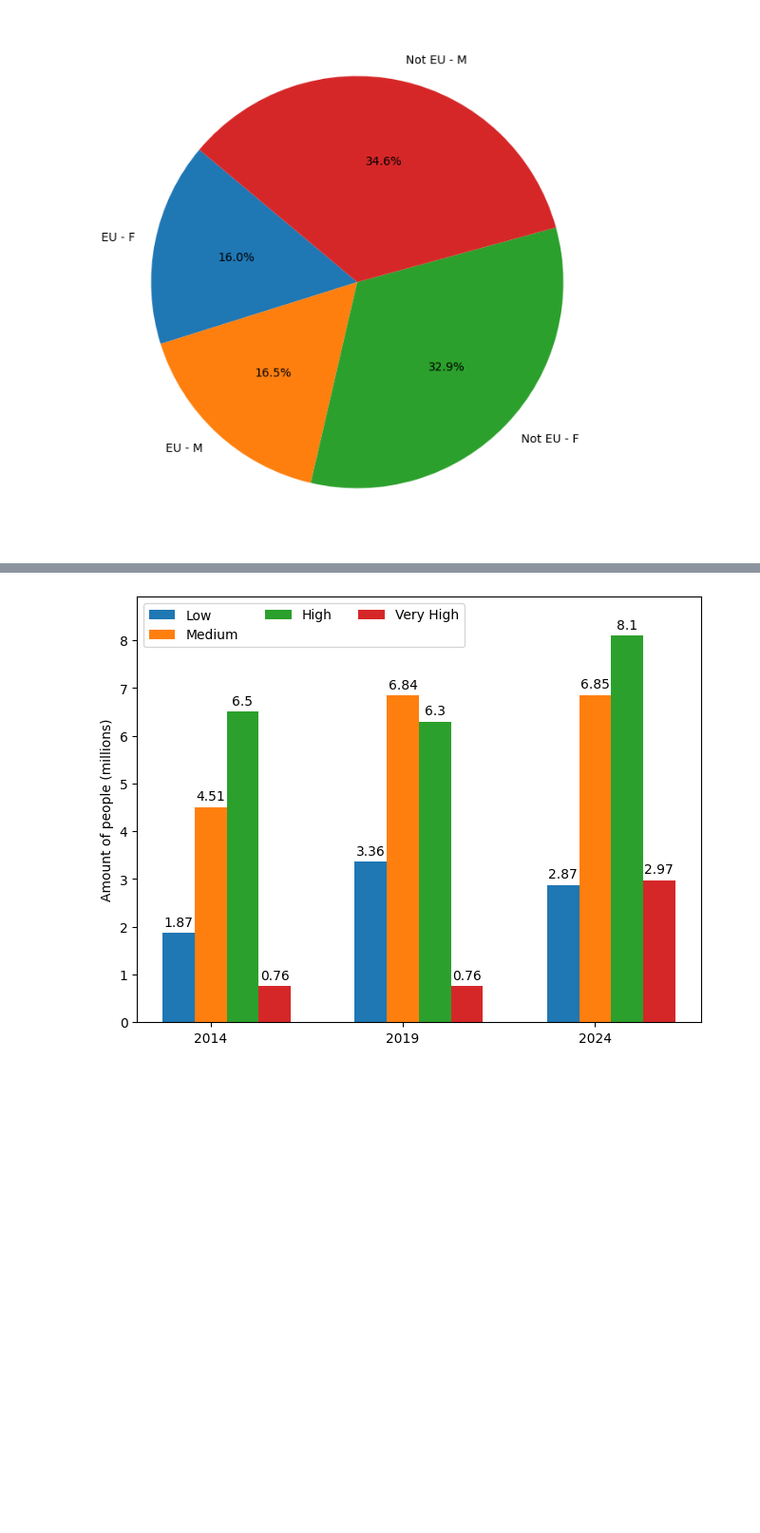
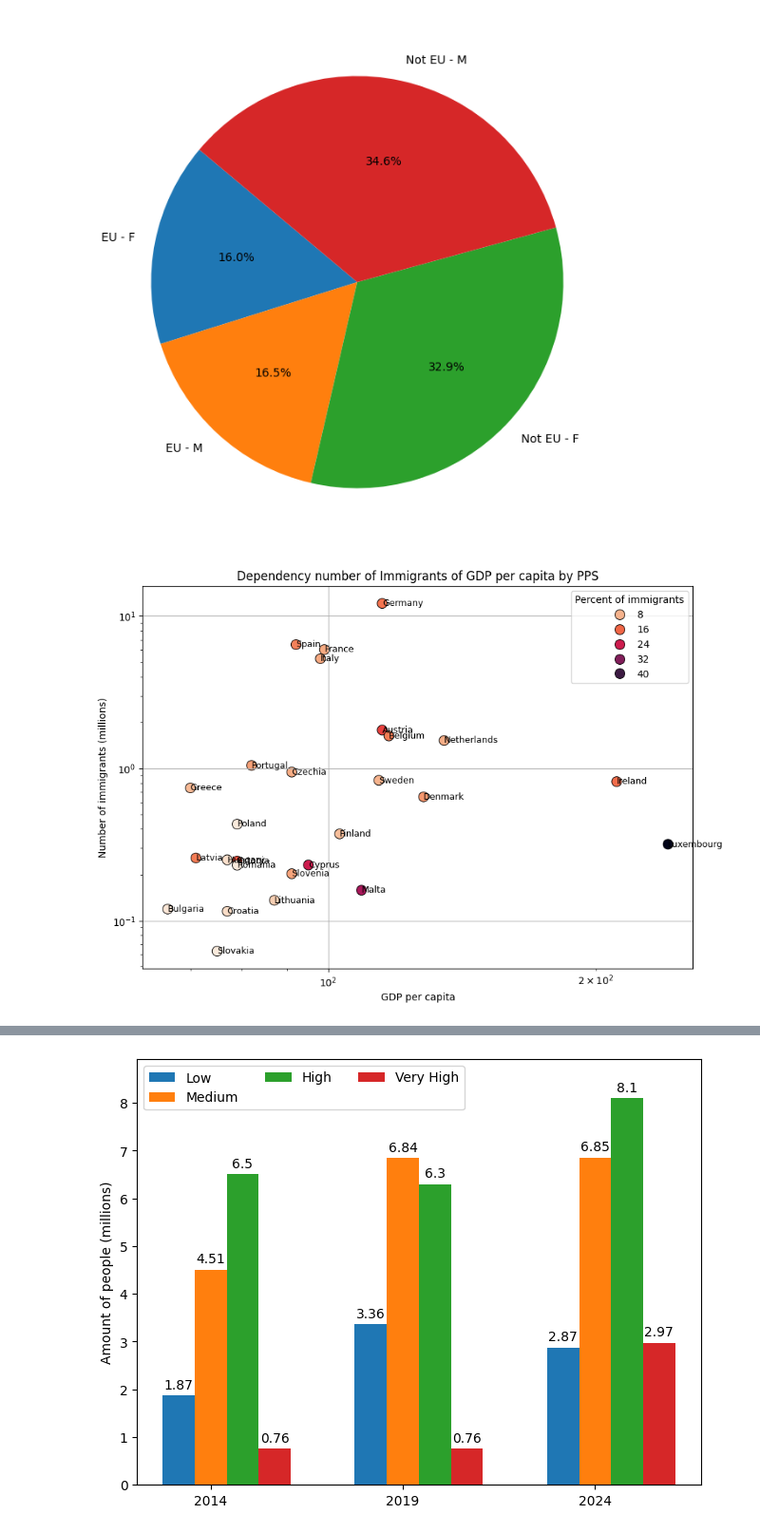
Before and after one commit to loveBeatles/datavis_project, a Jupyter notebook: group_project.ipynb, the cells around one changed output, grey strips where cells are left out. Shown at 95% size. Saved outputs shown, nothing was run; the diff lists cells and outputs as text; code cells hidden in the pictures; blank space fills up the shorter version.

```diff
--- a/group_project.ipynb
+++ b/group_project.ipynb
@@ -207,6 +207,43 @@ plt.show()
 [figure]
 [figure]
 [figure]
+# %%
+url_dependency_immigrants_and_GDP = "https://raw.githubusercontent.com/loveBeatles/datavis_project/main/data/GDP_per_capita_in_PPS.csv"
+url_for_population = "https://raw.githubusercontent.com/loveBeatles/datavis_project/main/data/population_by_country_of_birth.csv"
+df_population_for_sc = pd.read_csv(url_for_population,usecols=['Country/region of birth', 'geo', 'TIME_PERIOD', 'OBS_VALUE']).query(
+    'TIME_PERIOD == 2024').query('`Country/region of birth` == "Total"').drop(['Country/region of birth', 'TIME_PERIOD'], axis=1)
+df_population_for_sc = df_population_for_sc.rename(columns={'OBS_VALUE': 'Population'})
+df_dependency_immigrants_and_GDP = pd.read_csv(url_dependency_immigrants_and_GDP,usecols=['Geopolitical entity (reporting)', 'geo', 'OBS_VALUE'])
+df_dependency_immigrants_and_GDP = df_dependency_immigrants_and_GDP.rename(columns={'OBS_VALUE': 'GDP'})
+df_dependency_immigrants_and_GDP = pd.merge(df_dependency_immigrants_and_GDP, df_sorted_by_number_immigrates, on='geo').drop(['TIME_PERIOD'], axis=1)
+df_dependency_immigrants_and_GDP = pd.merge(df_dependency_immigrants_and_GDP, df_population_for_sc, on='geo')
+df_dependency_immigrants_and_GDP['Percent of immigrants'] = df_dependency_immigrants_and_GDP['OBS_VALUE']/df_dependency_immigrants_and_GDP['Population']*100
+
+
+fig, ax = plt.subplots(figsize=(10, 7))
+plot_dependency_immigrants_and_GDP = sns.scatterplot(data=df_dependency_immigrants_and_GDP, x="GDP",
+                                                     y="OBS_VALUE_milion", hue="Percent of immigrants",
+                                                     s=100, edgecolor="black", linewidth=0.7, palette=sns.color_palette("rocket_r", as_cmap=True), ax=ax)
+
+for i, row in df_dependency_immigrants_and_GDP.iterrows():
+    ax.text(
+        row["GDP"],
+        row["OBS_VALUE_milion"],
+        row["Geopolitical entity (reporting)"],
+        fontsize=9,
+        ha='left',
+        va='center'
+    )
+
+plt.title("Dependency number of Immigrants of GDP per capita by PPS")
+plt.xlabel("GDP per capita")
+plt.ylabel("Number of immigrants (millions)")
+plt.grid(True)
+ax.set_xscale('log')
+ax.set_yscale('log')
+plt.show()
+# %% [output]
+[figure, added]
 # %%
 url_pop_by_country_of_birth = "https://raw.githubusercontent.com/loveBeatles/datavis_project/main/data/population_by_country_of_birth.csv"
 df_population_by_country_of_birth = pd.read_csv(url_pop_by_country_of_birth,usecols=['Country/region of birth', 'geo', 'Geopolitical entity (reporting)', 'TIME_PERIOD', 'OBS_VALUE']).query('TIME_PERIOD == 2024')
```
Also changed, not shown: parts of 1 cell of this notebook.
